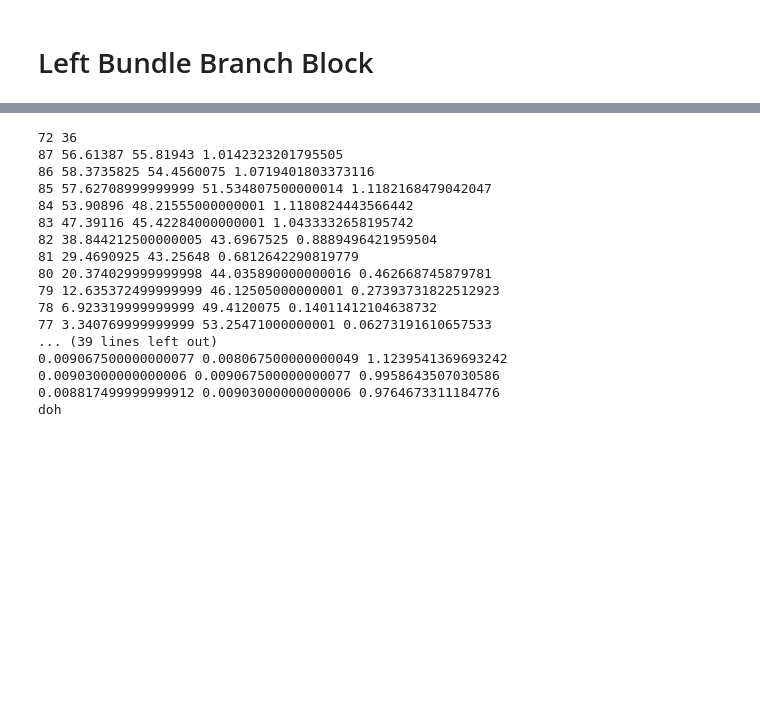
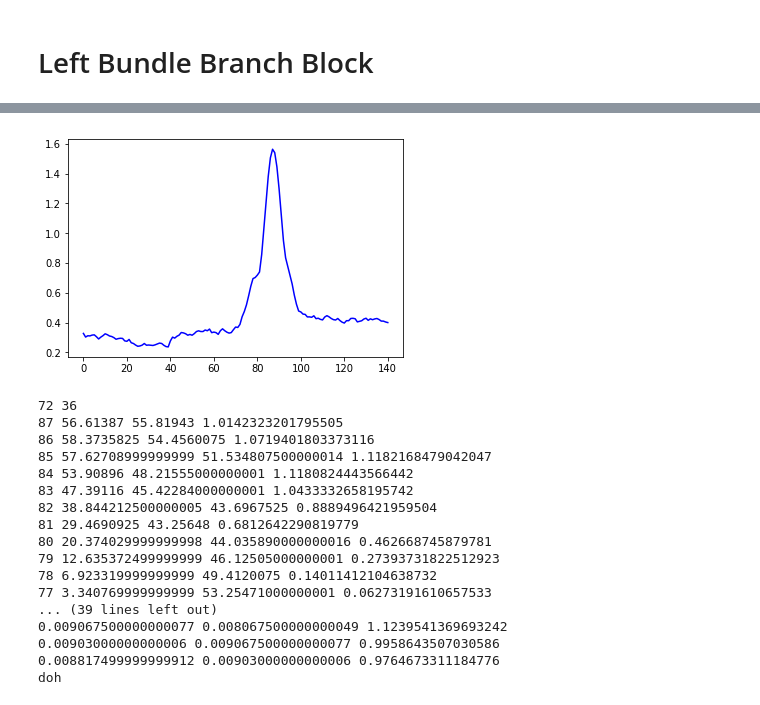
Before and after one commit to cx1111/beat-classifier, a Jupyter notebook: analysis/1-left-block.ipynb, the cells around one changed output, grey strips where cells are left out. Drawn from its saved outputs; the diff is of its cells as text; code cells hidden in the pictures; blank space fills up the shorter version.

```diff
--- a/analysis/1-left-block.ipynb
+++ b/analysis/1-left-block.ipynb
@@ -46 +144,7 @@ for i in range(1):
+# %%
+plt.figure()
+plt.plot(sig_w, 'b')
+plt.show()
+# %% [output]
+[figure, added]
 # %%
```
Also changed, not shown: parts of 7 cells of this notebook, 1 other file.
